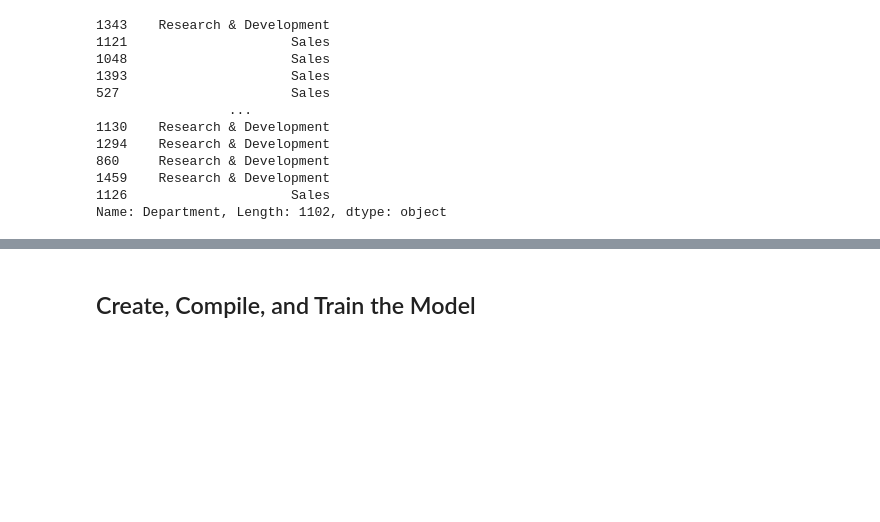
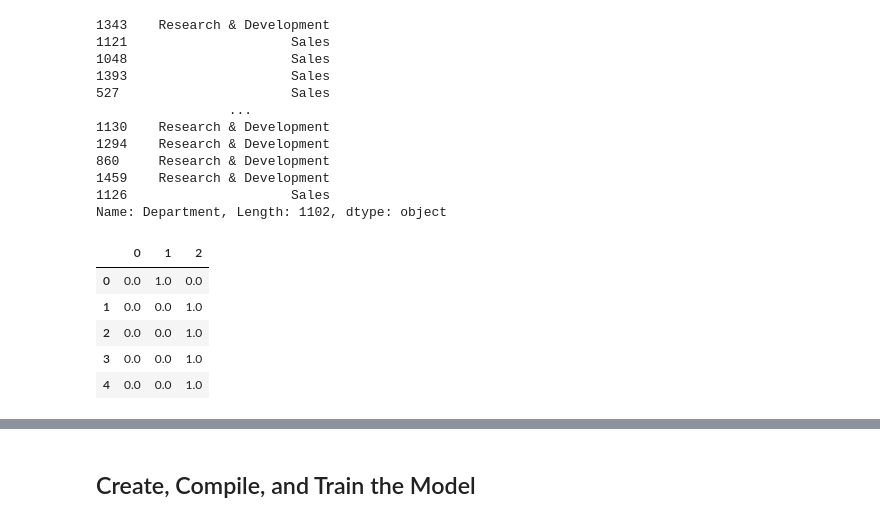
Before and after one commit to natesena/neural-network-challenge-2, a Jupyter notebook: attrition.ipynb, the cells around one changed output, grey strips where cells are left out. Saved outputs shown, nothing was run; the diff lists cells and outputs as text; code cells hidden in the pictures; blank space fills up the shorter version.

```diff
--- a/attrition.ipynb
+++ b/attrition.ipynb
@@ -243,5 +243,15 @@ one_hot_encoder_department.fit(y_train["Department"].values.reshape(-1, 1))
 
 # Create two new variables by applying the encoder
 # to the training and testing data
-y_train_department_encoded = one_hot_encoder_department.transform(y_train["Department"].values.reshape(-1, 1))
-y_test_department_encoded = one_hot_encoder_department.transform(y_test["Department"].values.reshape(-1, 1))
+y_train_department_encoded = one_hot_encoder_department.transform(y_train["Department"].values.reshape(-1, 1)).toarray()
+y_test_department_encoded = one_hot_encoder_department.transform(y_test["Department"].values.reshape(-1, 1)).toarray()
+# %%
+y_train_department_df = pd.DataFrame(y_train_department_encoded)
+y_train_department_df.head()
+# %% [output]
+|  | 0 | 1 | 2 |
+| 0 | 0.0 | 1.0 | 0.0 |
+| 1 | 0.0 | 0.0 | 1.0 |
+| 2 | 0.0 | 0.0 | 1.0 |
+| 3 | 0.0 | 0.0 | 1.0 |
+| 4 | 0.0 | 0.0 | 1.0 |
```
Also changed, not shown: parts of 9 cells of this notebook.
